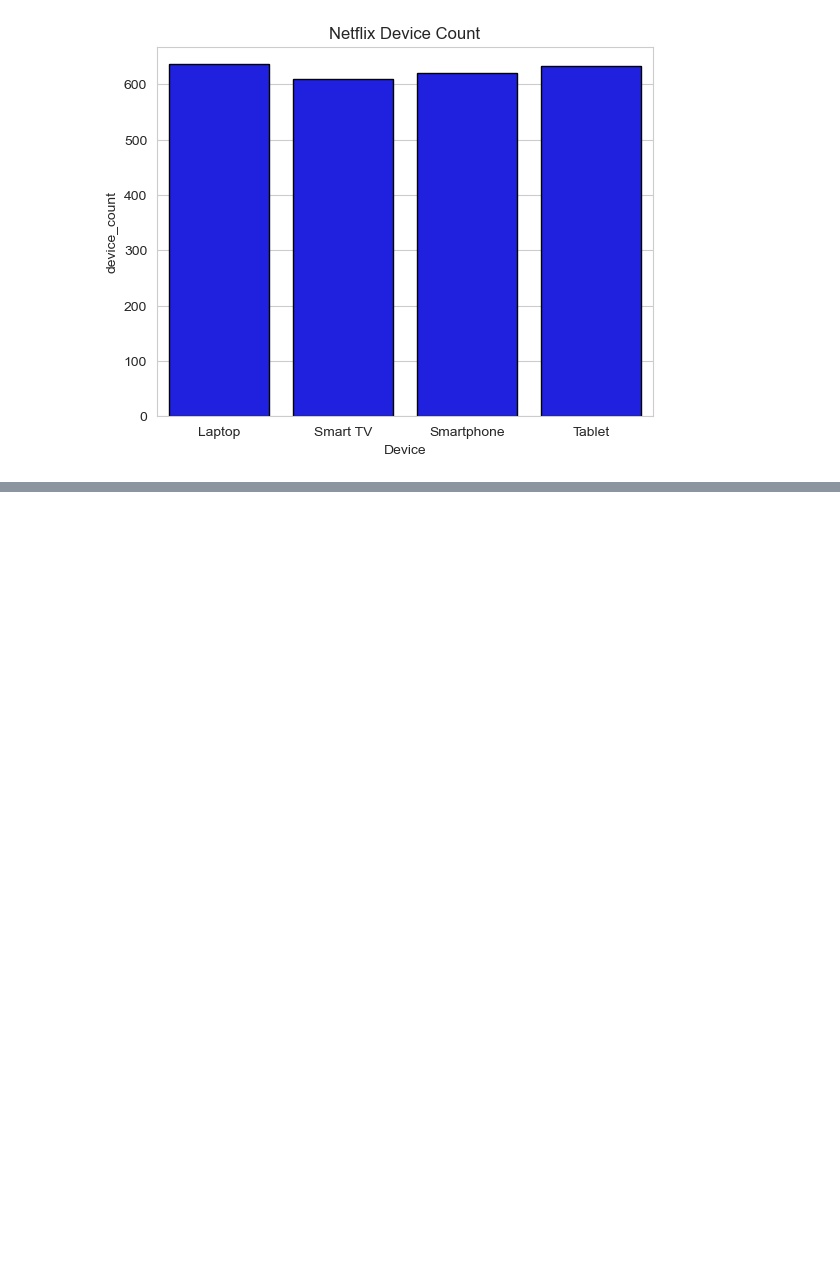
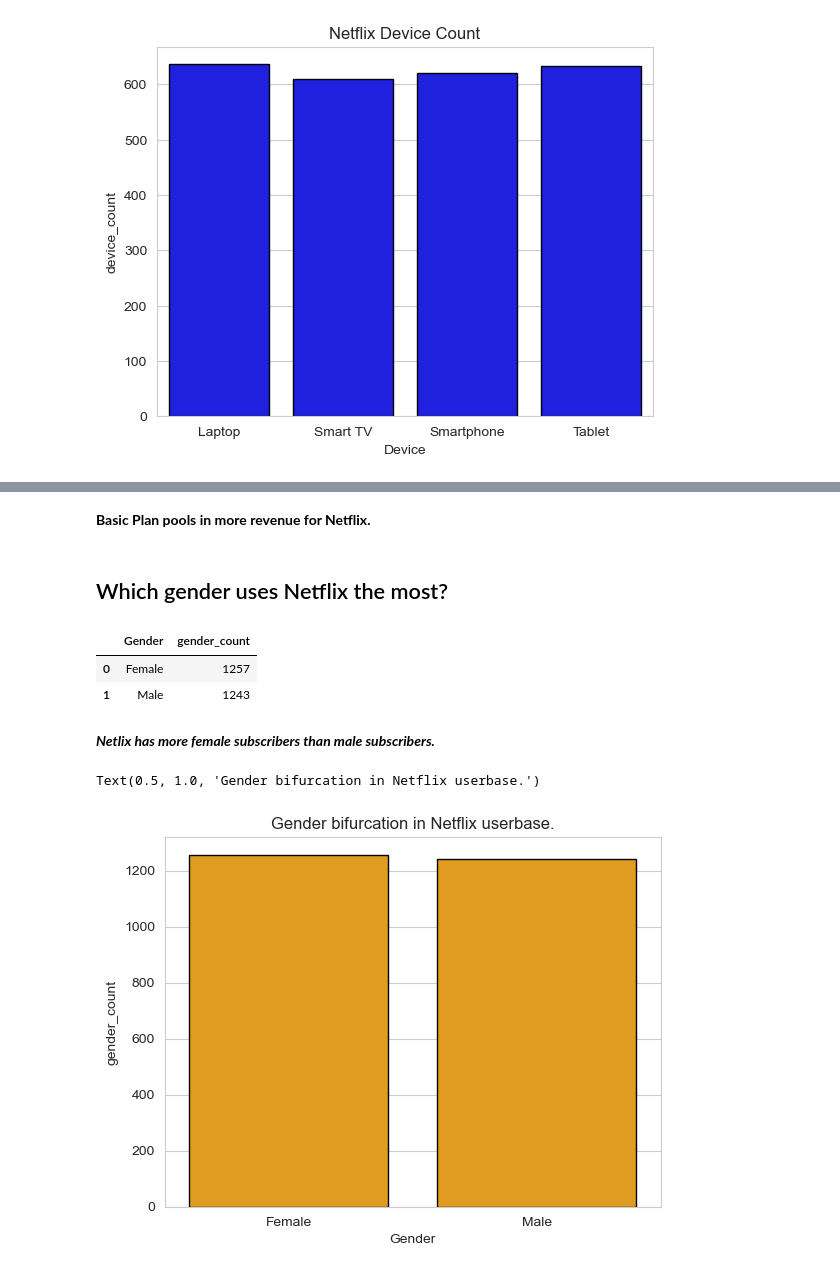
Before and after one commit to mochacookiecrumble/Netflix-userbase, a Jupyter notebook: Netflix_userbase_data_analysis.ipynb, the cells around one changed output, grey strips where cells are left out. Drawn from its saved outputs; the diff is of its cells as text; code cells hidden in the pictures; blank space fills up the shorter version.

```diff
--- a/Netflix_userbase_data_analysis.ipynb
+++ b/Netflix_userbase_data_analysis.ipynb
@@ -86,0 +111,23 @@ Text(0.5, 1.0, 'Netflix Device Count')
+# %% [markdown]
+**Basic Plan pools in more revenue for Netflix.**
+# %% [markdown]
+## Which gender uses Netflix the most?
+# %%
+query_5 = """ SELECT Gender,COUNT(*) AS gender_count FROM  netflix_userbase
+                GROUP BY Gender """
+
+gender_df = pd.read_sql(query_5, con=engine)
+
+gender_df.head()
+# %% [output]
+|  | Gender | gender_count |
+| 0 | Female | 1257 |
+| 1 | Male | 1243 |
+# %% [markdown]
+***Netlix has more female subscribers than male subscribers.***
+# %%
+sns.barplot(data=gender_df, x='Gender', y='gender_count', color='orange',edgecolor='black')
+plt.title("Gender bifurcation in Netflix userbase.")
+# %% [output]
+Text(0.5, 1.0, 'Gender bifurcation in Netflix userbase.')
+[figure, added]
```
Also changed, not shown: parts of 11 cells of this notebook, 1 other file.
